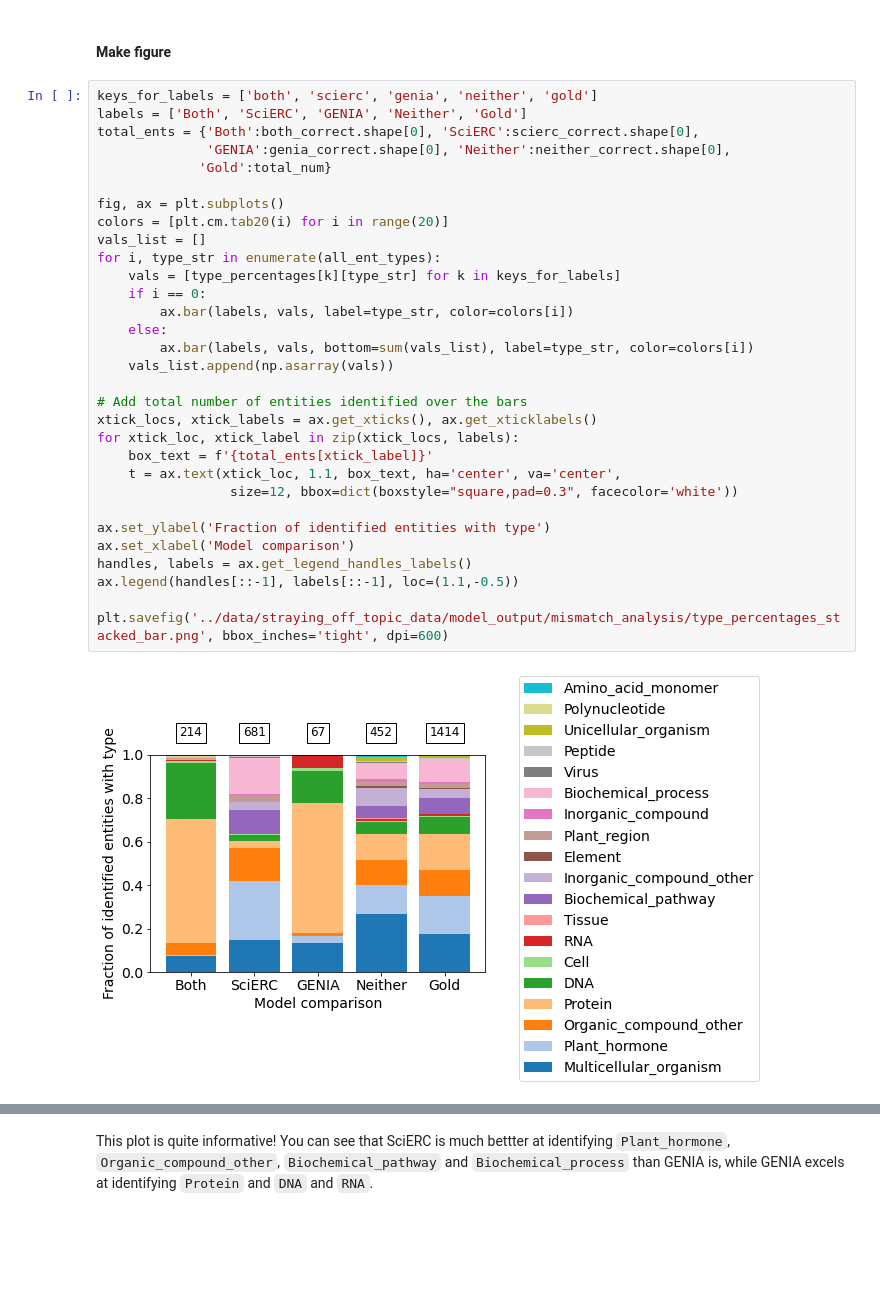
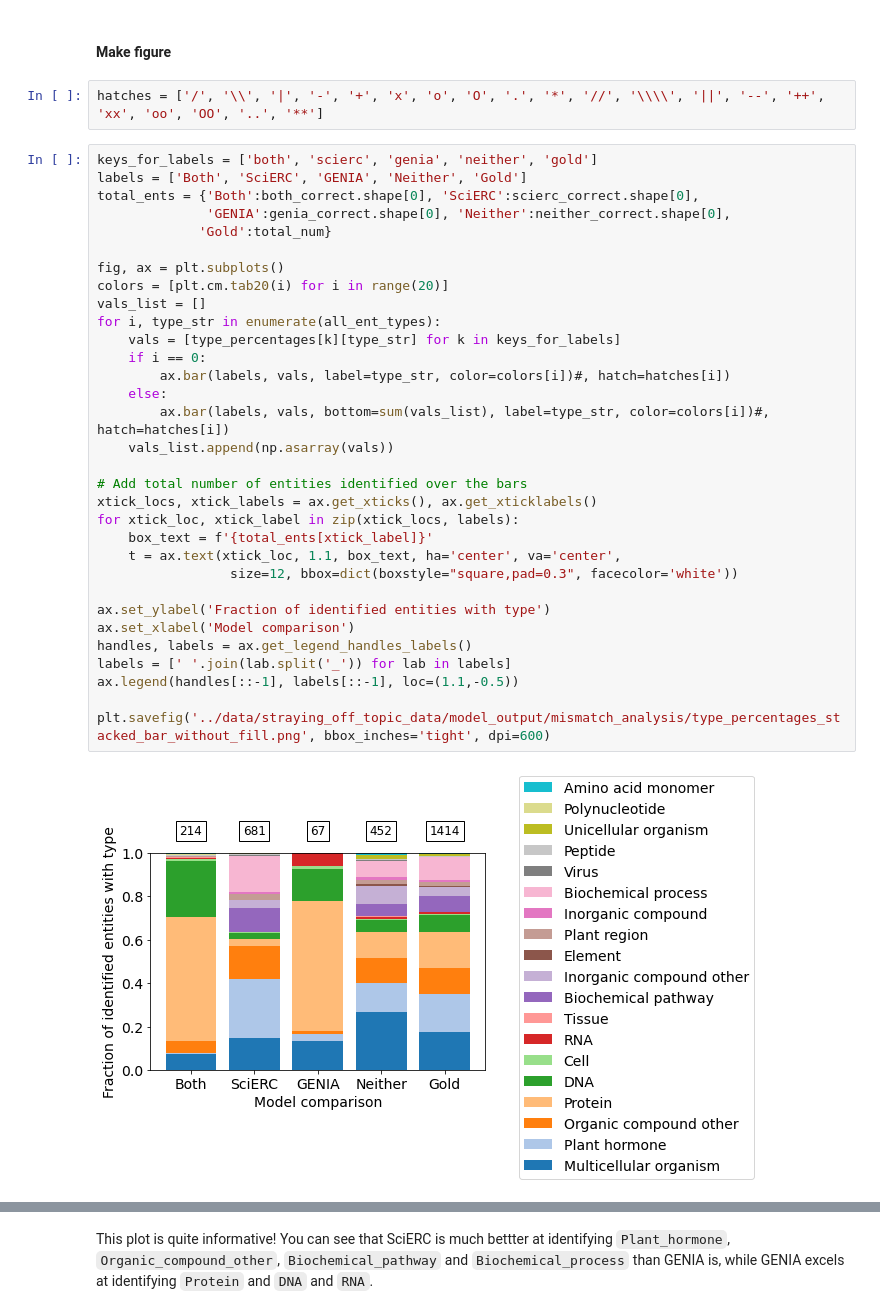
Before and after one commit to ShiuLab/pickle-corpus-code, a Jupyter notebook: jupyter_notebooks/model_mismatched_entity_pred_analysis.ipynb, the cells around one changed output, grey strips where cells are left out. Drawn from its saved outputs; the diff is of its cells as text; blank space fills up the shorter version.

```diff
--- a/jupyter_notebooks/model_mismatched_entity_pred_analysis.ipynb
+++ b/jupyter_notebooks/model_mismatched_entity_pred_analysis.ipynb
@@ -364,36 +364,39 @@ frac_ent_types
 type_percentages['gold'] = frac_ent_types
 # %% [markdown]
 #### Make figure
+# %%
+hatches = ['/', '\\', '|', '-', '+', 'x', 'o', 'O', '.', '*', '//', '\\\\', '||', '--', '++', 'xx', 'oo', 'OO', '..', '**']
 # %%
 keys_for_labels = ['both', 'scierc', 'genia', 'neither', 'gold']
 labels = ['Both', 'SciERC', 'GENIA', 'Neither', 'Gold']
 total_ents = {'Both':both_correct.shape[0], 'SciERC':scierc_correct.shape[0],
               'GENIA':genia_correct.shape[0], 'Neither':neither_correct.shape[0],
              'Gold':total_num}
 
 fig, ax = plt.subplots()
 colors = [plt.cm.tab20(i) for i in range(20)]
 vals_list = []
 for i, type_str in enumerate(all_ent_types):
     vals = [type_percentages[k][type_str] for k in keys_for_labels]
     if i == 0:
-        ax.bar(labels, vals, label=type_str, color=colors[i])
+        ax.bar(labels, vals, label=type_str, color=colors[i])#, hatch=hatches[i])
     else:
-        ax.bar(labels, vals, bottom=sum(vals_list), label=type_str, color=colors[i])
+        ax.bar(labels, vals, bottom=sum(vals_list), label=type_str, color=colors[i])#, hatch=hatches[i])
     vals_list.append(np.asarray(vals))
 
 # Add total number of entities identified over the bars
 xtick_locs, xtick_labels = ax.get_xticks(), ax.get_xticklabels()
 for xtick_loc, xtick_label in zip(xtick_locs, labels):
     box_text = f'{total_ents[xtick_label]}'
     t = ax.text(xtick_loc, 1.1, box_text, ha='center', va='center',
                  size=12, bbox=dict(boxstyle="square,pad=0.3", facecolor='white'))
 
 ax.set_ylabel('Fraction of identified entities with type')
 ax.set_xlabel('Model comparison')
 handles, labels = ax.get_legend_handles_labels()
+labels = [' '.join(lab.split('_')) for lab in labels]
 ax.legend(handles[::-1], labels[::-1], loc=(1.1,-0.5))
 
-plt.savefig('../data/straying_off_topic_data/model_output/mismatch_analysis/type_percentages_stacked_bar.png', bbox_inches='tight', dpi=600)
+plt.savefig('../data/straying_off_topic_data/model_output/mismatch_analysis/type_percentages_stacked_bar_without_fill.png', bbox_inches='tight', dpi=600)
 # %% [output]
-[figure, old version]
+[figure, new version]
```
Also changed, not shown: parts of 18 cells of this notebook.
